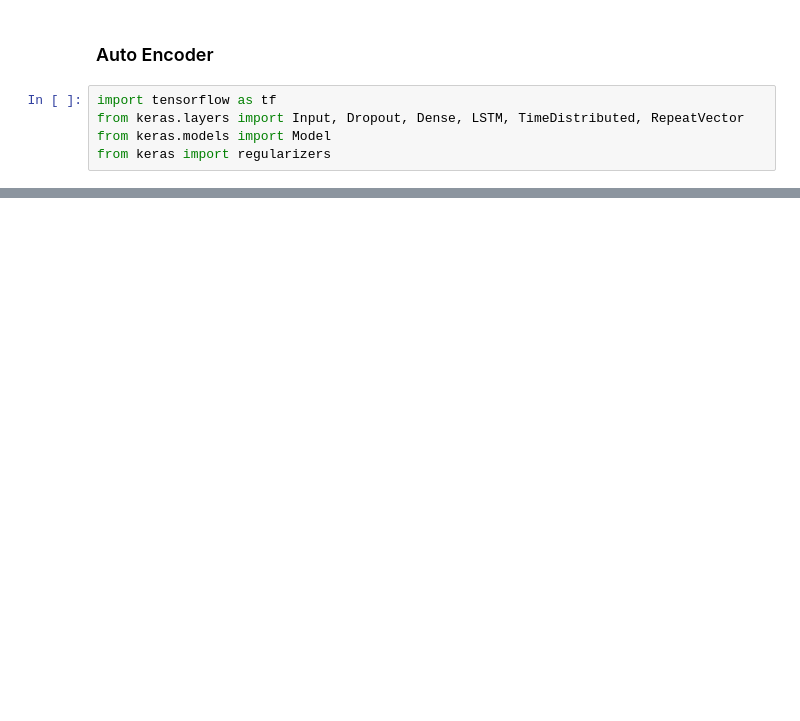
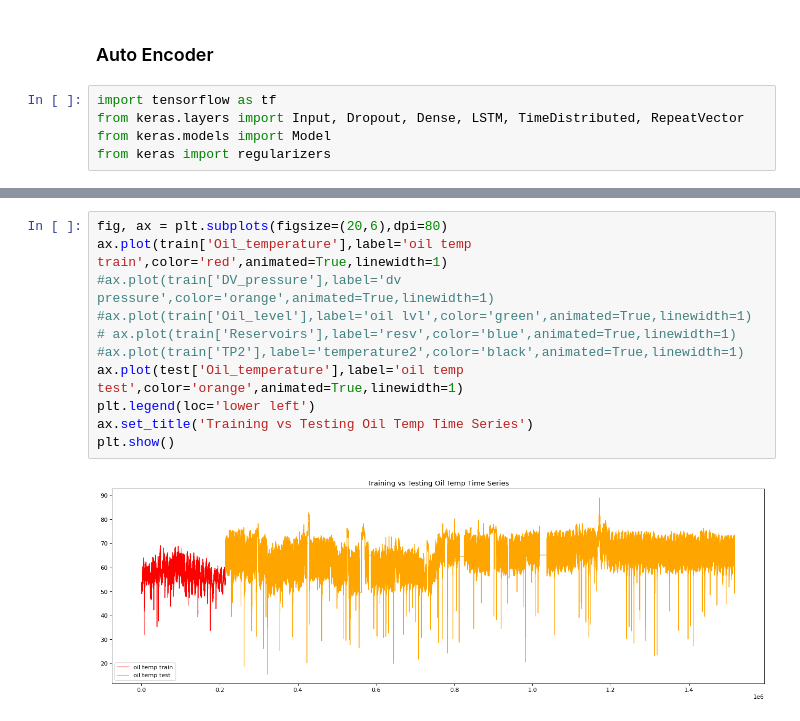
Before and after one commit to WilliamLu1999/Data-ML-Projects, a Jupyter notebook: anomaly_detection_time_series_metro/Unsupervised_Anomaly_Detection_Time_Series_Metro_Predictive_Maintenance.ipynb, the cells around one changed output, grey strips where cells are left out. Drawn from its saved outputs; the diff is of its cells as text; blank space fills up the shorter version.

```diff
--- a/anomaly_detection_time_series_metro/Unsupervised_Anomaly_Detection_Time_Series_Metro_Predictive_Maintenance.ipynb
+++ b/anomaly_detection_time_series_metro/Unsupervised_Anomaly_Detection_Time_Series_Metro_Predictive_Maintenance.ipynb
@@ -463,0 +509,13 @@ from keras import regularizers
+# %%
+fig, ax = plt.subplots(figsize=(20,6),dpi=80)
+ax.plot(train['Oil_temperature'],label='oil temp train',color='red',animated=True,linewidth=1)
+#ax.plot(train['DV_pressure'],label='dv pressure',color='orange',animated=True,linewidth=1)
+#ax.plot(train['Oil_level'],label='oil lvl',color='green',animated=True,linewidth=1)
+# ax.plot(train['Reservoirs'],label='resv',color='blue',animated=True,linewidth=1)
+#ax.plot(train['TP2'],label='temperature2',color='black',animated=True,linewidth=1)
+ax.plot(test['Oil_temperature'],label='oil temp test',color='orange',animated=True,linewidth=1)
+plt.legend(loc='lower left')
+ax.set_title('Training vs Testing Oil Temp Time Series')
+plt.show()
+# %% [output]
+[figure, added]
```
Also changed, not shown: parts of 19 cells of this notebook.
